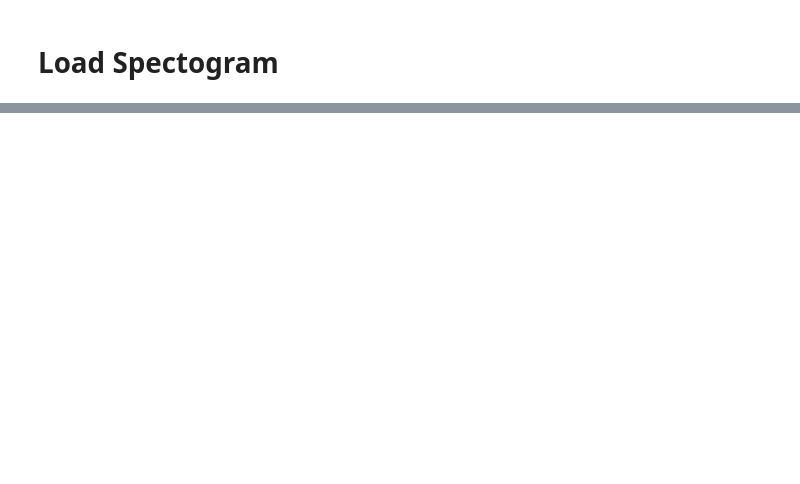
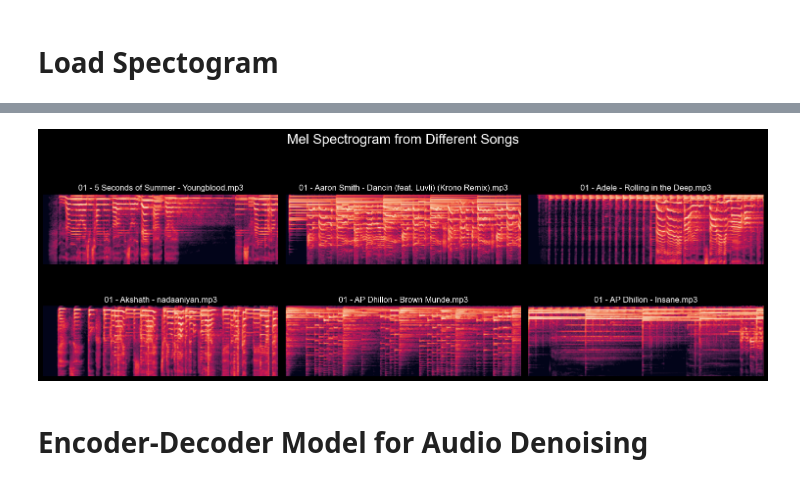
Before and after one commit to Kaustav2500/music-recommender-with-audio-recognition, a Jupyter notebook: notebooks/main.ipynb, the cells around one changed output, grey strips where cells are left out. Saved outputs shown, nothing was run; the diff lists cells and outputs as text; code cells hidden in the pictures; blank space fills up the shorter version.

```diff
--- a/notebooks/main.ipynb
+++ b/notebooks/main.ipynb
@@ -74,0 +133,28 @@ plt.show()
+# %%
+import math
+
+# plot mel spectrogram from Different Songs
+cols = 3
+num_songs = 6
+rows = math.ceil(num_songs / cols)
+fig, ax = plt.subplots(ncols=cols, nrows=rows, figsize=(15, rows*3))
+
+ax_flat = ax.flatten()
+plt.suptitle('Mel Spectrogram from Different Songs', fontsize=20)
+
+i = -1
+for i in range(num_songs):
+    data = df.iloc[i]['audio_data']
+    ax_flat[i].imshow(data)
+    ax_flat[i].axis('off')
+    ax_flat[i].set_title(df.iloc[i]['file_name'])
+
+for j in range(i + 1, len(ax_flat)):
+    ax_flat[j].axis('off')
+
+plt.tight_layout()
+plt.show()
+# %% [output]
+[figure, added]
+# %% [markdown]
+# Encoder-Decoder Model for Audio Denoising
```
Also changed, not shown: parts of 9 cells of this notebook, 2 other files.
